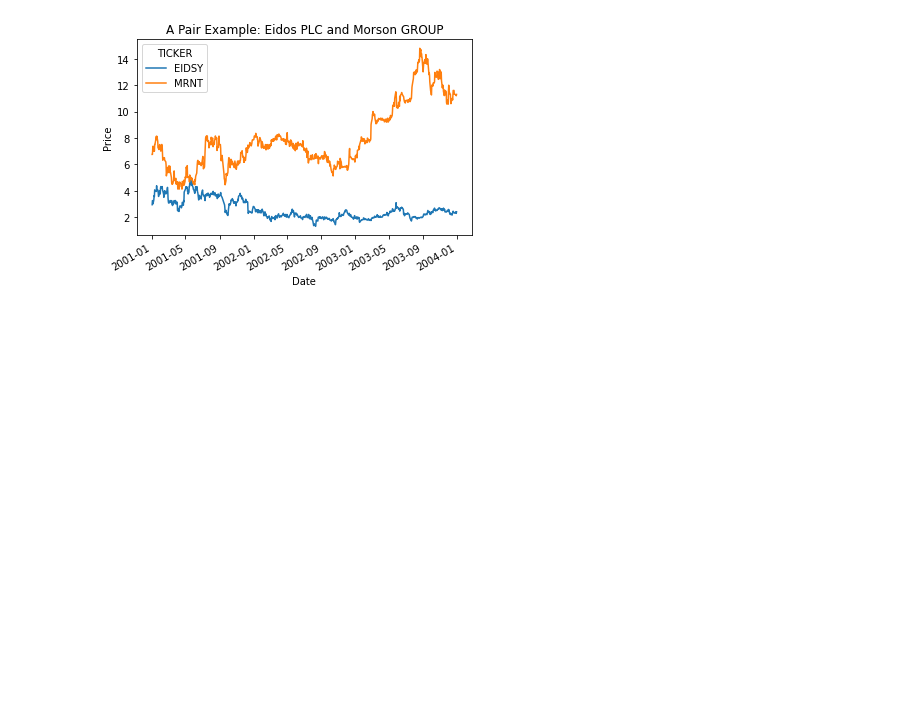
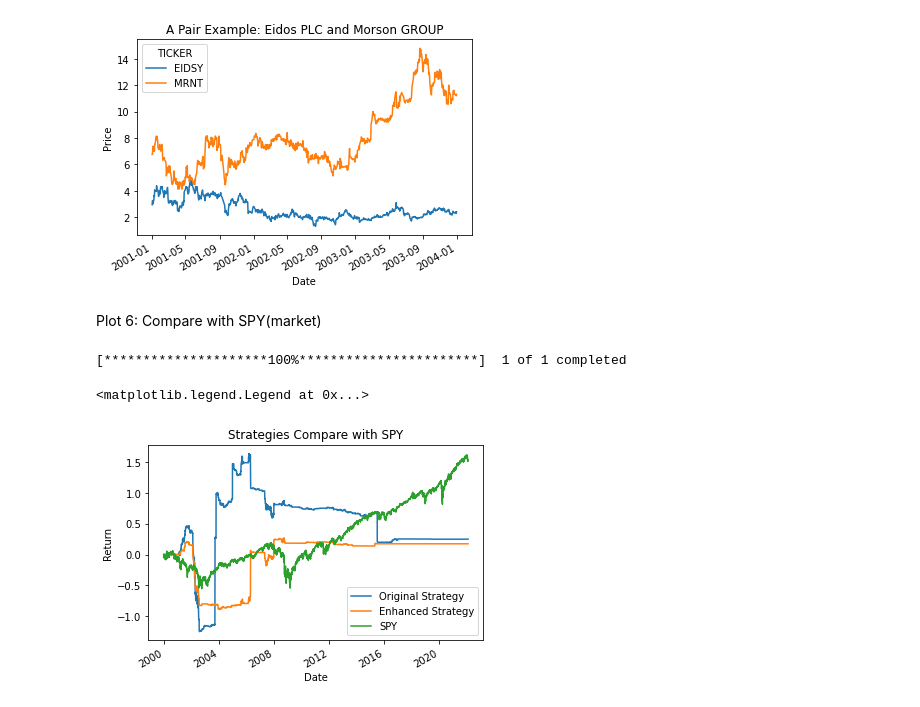
Before and after one commit to ckykevin/Enhanced_pair_trading, a Jupyter notebook: project_cky.ipynb, the cells around one changed output. Saved outputs shown, nothing was run; the diff lists cells and outputs as text; code cells hidden in the pictures; blank space fills up the shorter version.

```diff
--- a/project_cky.ipynb
+++ b/project_cky.ipynb
@@ -1115,3 +1115,5 @@ plt.xlabel('Date')
 # %% [output]
 Text(0.5, 0, 'Date')
 [figure]
+# %% [markdown]
+Plot 6: Compare with SPY(market)
@@ -1117,0 +1122,15 @@ Text(0.5, 0, 'Date')
+# %%
+SPY = yf.download('^GSPC', start='2000-01-03', end = '2022-01-31')['Adj Close'].dropna()
+# %% [output]
+[*********************100%***********************]  1 of 1 completed
+# %%
+original_returns_with_fee.plot(label = 'Original Strategy')
+returns_with_fee.plot(label = 'Enhanced Strategy')
+SPY.pct_change().cumsum().plot(label = 'SPY')
+plt.title("Strategies Compare with SPY")
+plt.ylabel('Return')
+plt.xlabel('Date')
+plt.legend()
+# %% [output]
+<matplotlib.legend.Legend at 0x...>
+[figure, added]
```
Also changed, not shown: parts of 1 cell of this notebook.
